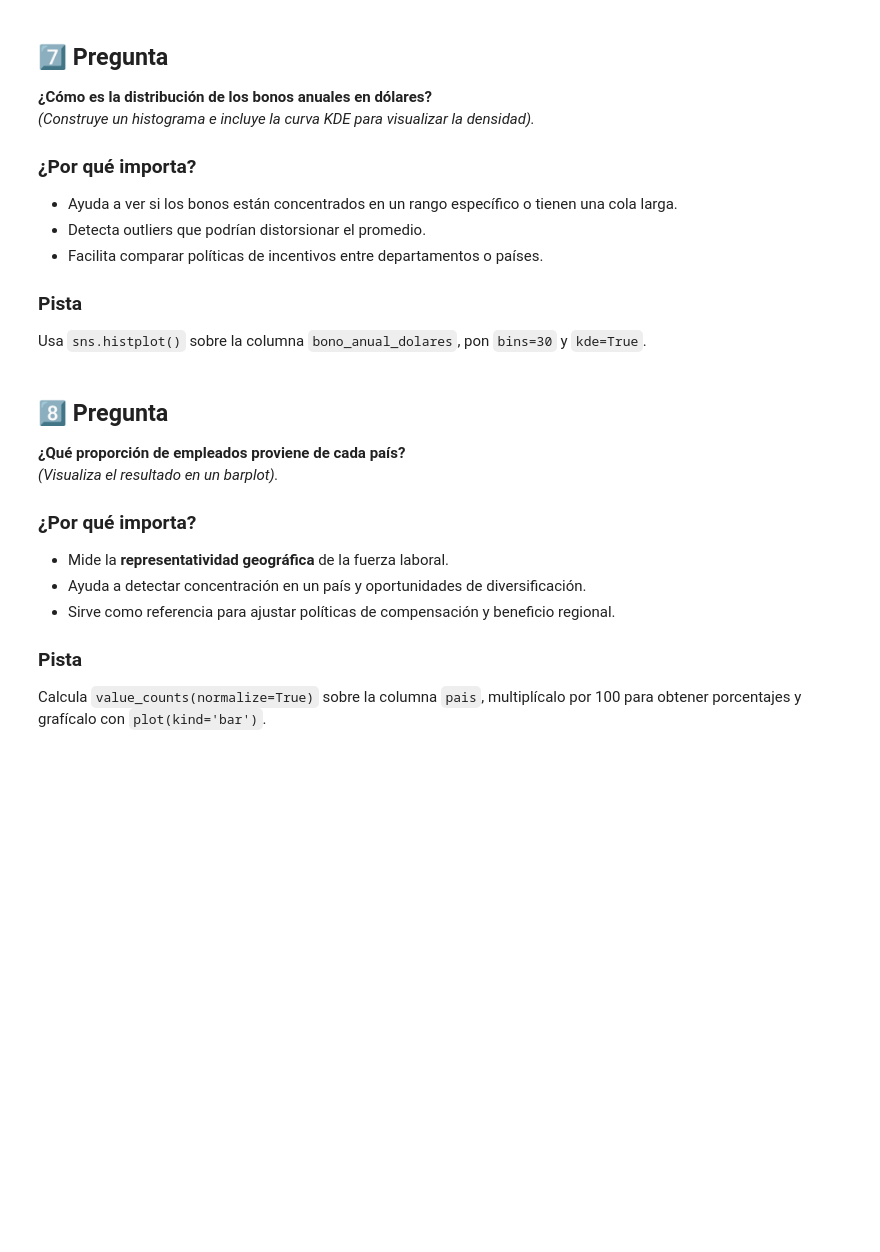
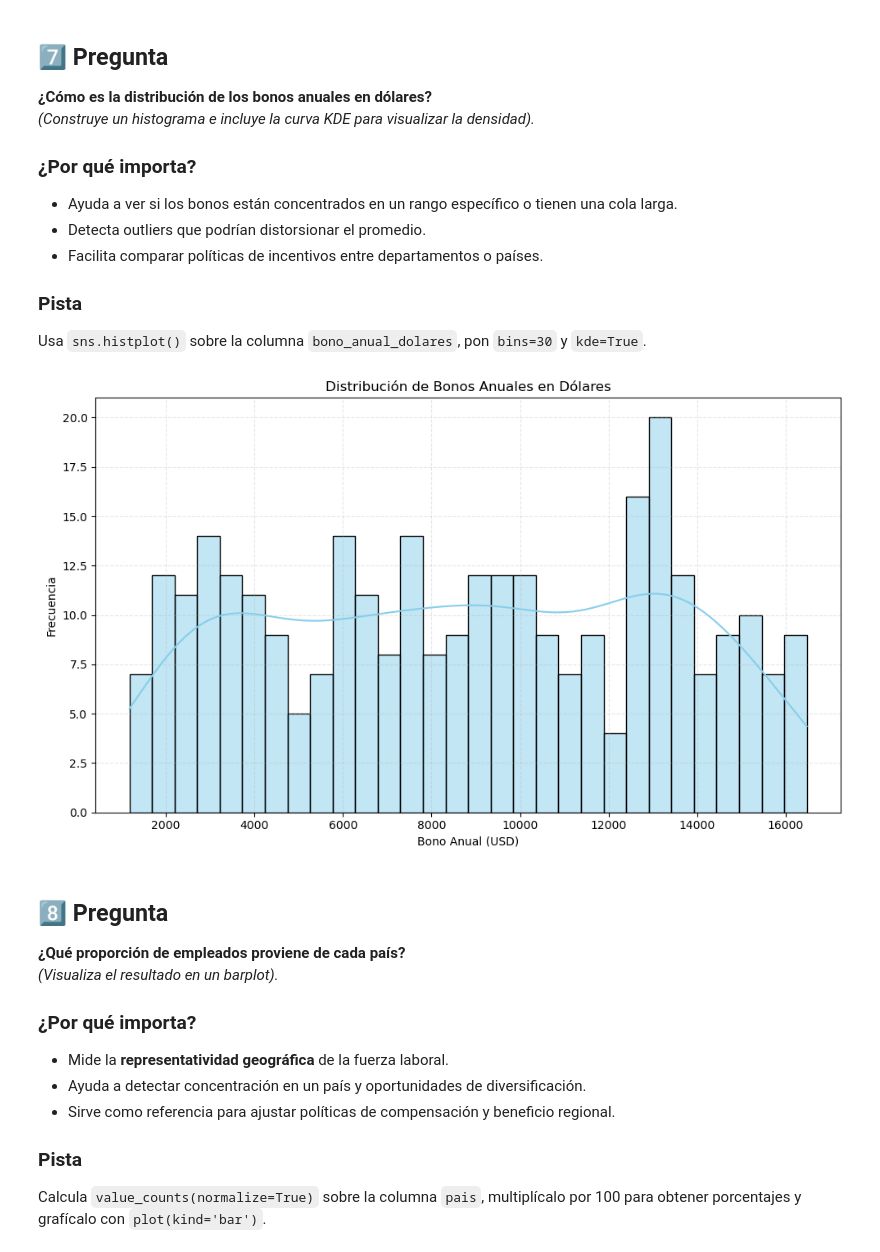
Before and after one commit to daseiba/pydatapanama-cursos, a Jupyter notebook: cursos/analisis_datos/notebooks/pyda_modulo04_mmenottih.ipynb, the cells around one changed output. Drawn from its saved outputs; the diff is of its cells as text; code cells hidden in the pictures; blank space fills up the shorter version.

```diff
--- a/cursos/analisis_datos/notebooks/pyda_modulo04_mmenottih.ipynb
+++ b/cursos/analisis_datos/notebooks/pyda_modulo04_mmenottih.ipynb
@@ -177,6 +208,17 @@ Agrupa por `cargo`, calcula la **mediana** de `compensacion_total`, ordena en or
 Usa `sns.histplot()` sobre la columna `bono_anual_dolares`, pon `bins=30` y `kde=True`.
 # %%
 # Histograma y KDE de los bonos anuales en USD
+plt.figure(figsize=(10, 6))
+sns.histplot(data=df_salarios_pais, x='bono_anual_dolares', bins=30, kde=True, color='skyblue')
+
+plt.title("Distribución de Bonos Anuales en Dólares")
+plt.xlabel("Bono Anual (USD)")
+plt.ylabel("Frecuencia")
+plt.grid(True, linestyle='--', alpha=0.3)
+plt.tight_layout()
+plt.show()
+# %% [output]
+[figure, added]
 # %% [markdown]
 ## 8️⃣ Pregunta
 **¿Qué proporción de empleados proviene de cada país?**
```
Also changed, not shown: parts of 21 cells of this notebook.
